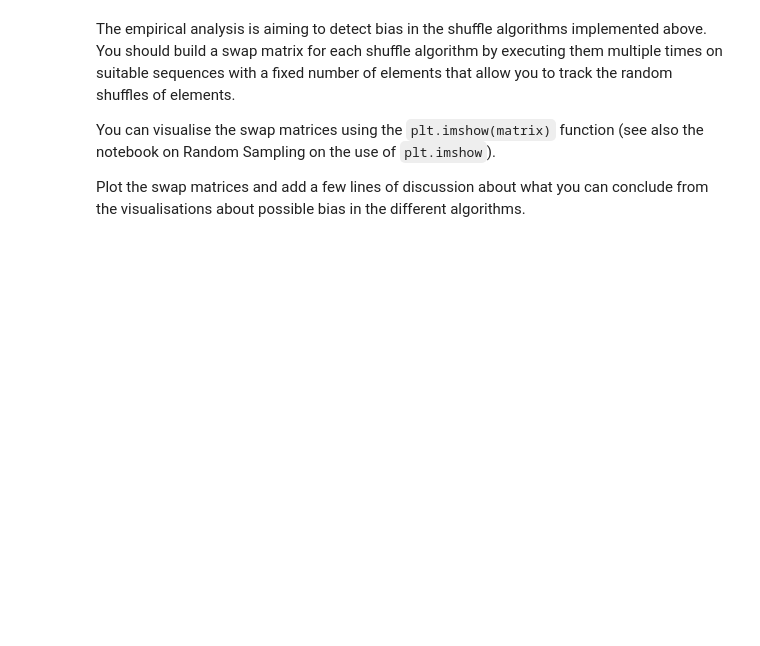
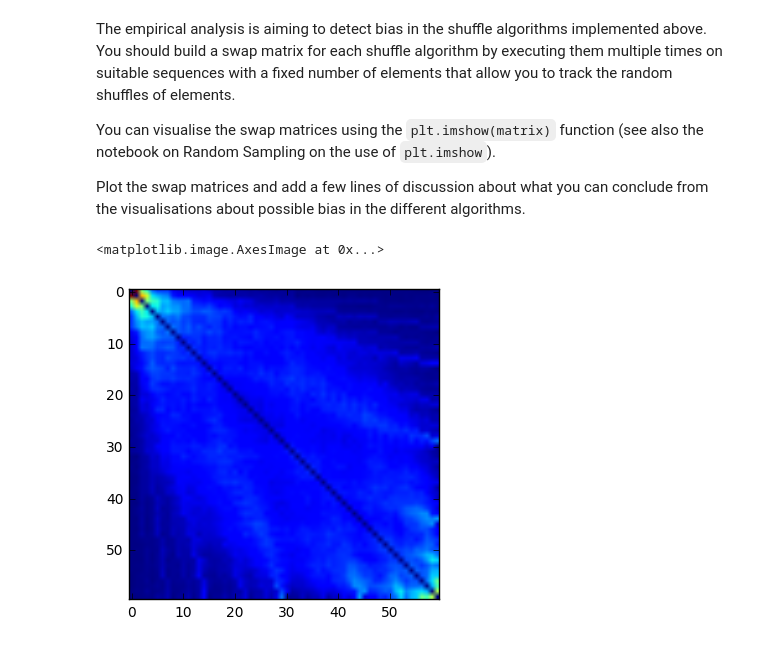
Before and after one commit to 94929/software-engineering-algorithms, a Jupyter notebook: src/B/2_shuffling.ipynb, the cells around one changed output. Cells and saved outputs as stored; diff of their text form; code cells hidden in the pictures; blank space fills up the shorter version.

Commit message:
Analysis for shuffle functions is done.

```diff
--- a/src/B/2_shuffling.ipynb
+++ b/src/B/2_shuffling.ipynb
@@ -88,0 +87,27 @@ Plot the swap matrices and add a few lines of discussion about what you can conc
+# %%
+# prior to the analysis, define a helper function, 'diff' which generates(or update) a swap matrix for a shuffling.
+def diff(a, b, matrix):
+
+    for i in range(len(a)):
+        if a[i] != b[i]:
+            matrix[a[i]][b[i]] += 1
+            matrix[b[i]][a[i]] += 1
+
+    return matrix
+
+# do analysis for four different shuffling algorithms
+
+a = list(range(60))
+# %%
+### random_sort_shuffle(a)
+
+random_swap_matrix = [[0 for x in range(len(a))] for x in range(len(a))]
+
+for i in range(10000):
+    temp = random_sort_shuffle(a)
+    random_swap_matrix = diff(a, temp, random_swap_matrix)
+
+plt.imshow(random_swap_matrix)
+# %% [output]
+<matplotlib.image.AxesImage at 0x...>
+[figure, added]
```
Also changed, not shown: parts of 9 cells of this notebook.
